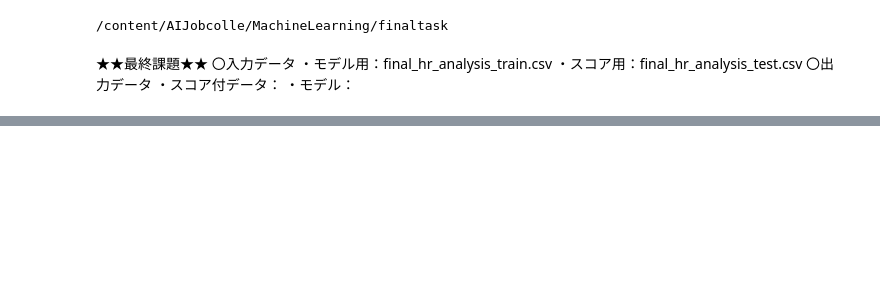
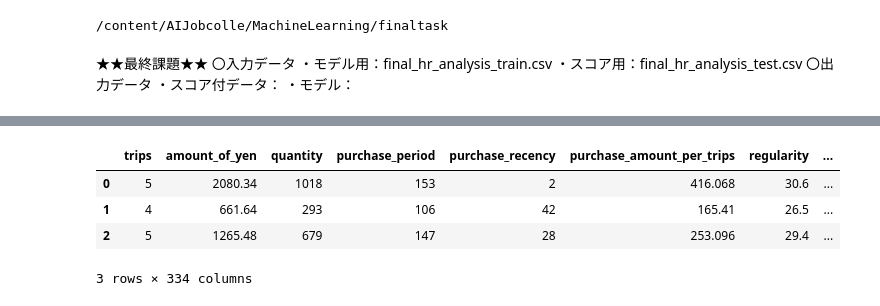
Before and after one commit to saiku122/AIJobcolle, a Jupyter notebook: MachineLearning/finaltask/LatstTask.ipynb, the cells around one changed output, grey strips where cells are left out. Saved outputs shown, nothing was run; the diff lists cells and outputs as text; code cells hidden in the pictures; blank space fills up the shorter version.

```diff
--- a/MachineLearning/finaltask/LatstTask.ipynb
+++ b/MachineLearning/finaltask/LatstTask.ipynb
@@ -61,0 +129,10 @@ df
+# %%
+#ソート順の統一
+X_ohe_s3 = X_ohe_s3.reindex(X_ohe.columns.values,axis=1)
+X_ohe_s3.head(3)
+# %% [output]
+|  | trips | amount_of_yen | quantity | purchase_period | purchase_recency | purchase_amount_per_trips | regularity | ... |
+| 0 | 5 | 2080.34 | 1018 | 153 | 2 | 416.068 | 30.6 | ... |
+| 1 | 4 | 661.64 | 293 | 106 | 42 | 165.41 | 26.5 | ... |
+| 2 | 5 | 1265.48 | 679 | 147 | 28 | 253.096 | 29.4 | ... |
+3 rows × 334 columns
```
Also changed, not shown: parts of 23 cells of this notebook.
